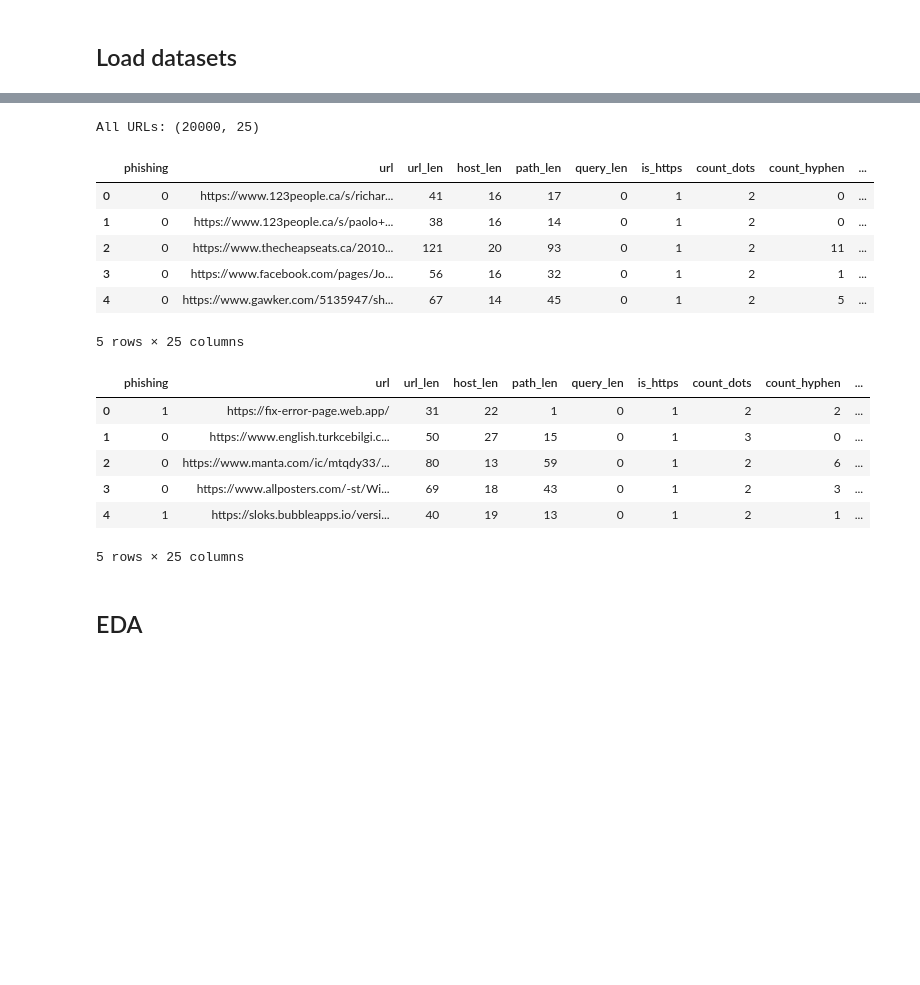
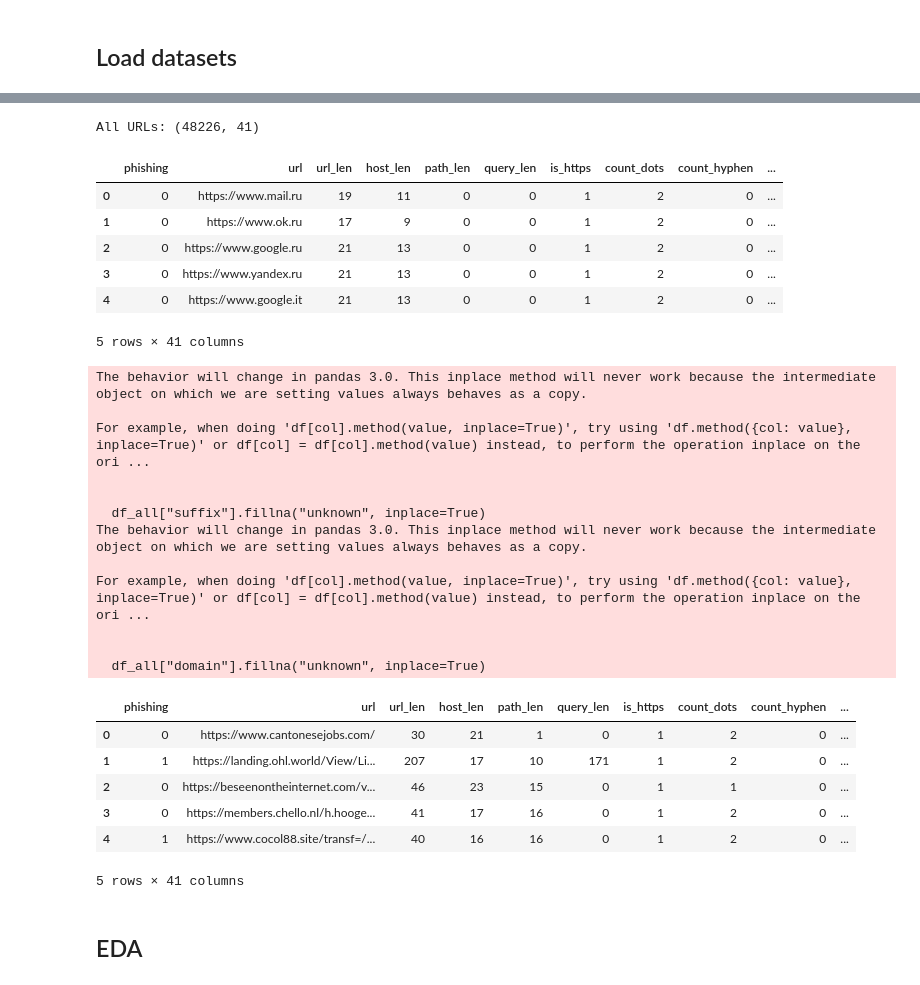
Before and after one commit to TomasBrcek/PhishingChecker, a Jupyter notebook: model/phishing_detection.ipynb, the cells around one changed output, grey strips where cells are left out. Cells and saved outputs as stored; diff of their text form; code cells hidden in the pictures; blank space fills up the shorter version.

```diff
--- a/model/phishing_detection.ipynb
+++ b/model/phishing_detection.ipynb
@@ -32,7 +33,7 @@ from utils.utils import add_missing_flags
 # %% [markdown]
 ## Load datasets
 # %%
-df_legitimate = pd.read_csv("../dataset/df_benign.csv")
+df_legitimate = pd.read_csv("../dataset/df_legitimate.csv")
 print("Legitimate URLs:", df_legitimate.shape)
 df_legitimate.head()
 # %% [output]
@@ -62,31 +63,45 @@ df_all = pd.concat([df_legitimate, df_phishing], ignore_index=True)
 print("All URLs:", df_all.shape)
 df_all.head()
 # %% [output]
-All URLs: (20000, 25)
+All URLs: (48226, 41)
 |  | phishing | url | url_len | host_len | path_len | query_len | is_https | count_dots | count_hyphen | ... |
-| 0 | 0 | https://www.123people.ca/s/richar... | 41 | 16 | 17 | 0 | 1 | 2 | 0 | ... |
-| 1 | 0 | https://www.123people.ca/s/paolo+... | 38 | 16 | 14 | 0 | 1 | 2 | 0 | ... |
-| 2 | 0 | https://www.thecheapseats.ca/2010... | 121 | 20 | 93 | 0 | 1 | 2 | 11 | ... |
-| 3 | 0 | https://www.facebook.com/pages/Jo... | 56 | 16 | 32 | 0 | 1 | 2 | 1 | ... |
-| 4 | 0 | https://www.gawker.com/5135947/sh... | 67 | 14 | 45 | 0 | 1 | 2 | 5 | ... |
+| 0 | 0 | https://www.mail.ru | 19 | 11 | 0 | 0 | 1 | 2 | 0 | ... |
+| 1 | 0 | https://www.ok.ru | 17 | 9 | 0 | 0 | 1 | 2 | 0 | ... |
+| 2 | 0 | https://www.google.ru | 21 | 13 | 0 | 0 | 1 | 2 | 0 | ... |
+| 3 | 0 | https://www.yandex.ru | 21 | 13 | 0 | 0 | 1 | 2 | 0 | ... |
+| 4 | 0 | https://www.google.it | 21 | 13 | 0 | 0 | 1 | 2 | 0 | ... |
-5 rows × 25 columns
+5 rows × 41 columns
 # %%
 df_all = df_all.sample(frac=1, random_state=42).reset_index(drop=True)
 df_all.replace(-1, pd.NA, inplace=True)
+df_all["suffix"].fillna("unknown", inplace=True)
+df_all["domain"].fillna("unknown", inplace=True)
 
 df_all["domain_age"] = pd.to_numeric(df_all["domain_age"], errors='coerce').astype("Int64")
 df_all["days_to_expire"] = pd.to_numeric(df_all["days_to_expire"], errors='coerce').astype("Int64")
 df_all["registration_length"] = pd.to_numeric(df_all["registration_length"], errors='coerce').astype("Int64")
 
 df_all.head()
 # %% [output]
+The behavior will change in pandas 3.0. This inplace method will never work because the intermediate object on which we are setting values always behaves as a copy.
+
+For example, when doing 'df[col].method(value, inplace=True)', try using 'df.method({col: value}, inplace=True)' or df[col] = df[col].method(value) instead, to perform the operation inplace on the ori ...
+
+
+  df_all["suffix"].fillna("unknown", inplace=True)
+The behavior will change in pandas 3.0. This inplace method will never work because the intermediate object on which we are setting values always behaves as a copy.
+
+For example, when doing 'df[col].method(value, inplace=True)', try using 'df.method({col: value}, inplace=True)' or df[col] = df[col].method(value) instead, to perform the operation inplace on the ori ...
+
+
+  df_all["domain"].fillna("unknown", inplace=True)
 |  | phishing | url | url_len | host_len | path_len | query_len | is_https | count_dots | count_hyphen | ... |
-| 0 | 1 | https://fix-error-page.web.app/ | 31 | 22 | 1 | 0 | 1 | 2 | 2 | ... |
-| 1 | 0 | https://www.english.turkcebilgi.c... | 50 | 27 | 15 | 0 | 1 | 3 | 0 | ... |
-| 2 | 0 | https://www.manta.com/ic/mtqdy33/... | 80 | 13 | 59 | 0 | 1 | 2 | 6 | ... |
-| 3 | 0 | https://www.allposters.com/-st/Wi... | 69 | 18 | 43 | 0 | 1 | 2 | 3 | ... |
-| 4 | 1 | https://sloks.bubbleapps.io/versi... | 40 | 19 | 13 | 0 | 1 | 2 | 1 | ... |
+| 0 | 0 | https://www.cantonesejobs.com/ | 30 | 21 | 1 | 0 | 1 | 2 | 0 | ... |
+| 1 | 1 | https://landing.ohl.world/View/Li... | 207 | 17 | 10 | 171 | 1 | 2 | 0 | ... |
+| 2 | 0 | https://beseenontheinternet.com/v... | 46 | 23 | 15 | 0 | 1 | 1 | 0 | ... |
+| 3 | 0 | https://members.chello.nl/h.hooge... | 41 | 17 | 16 | 0 | 1 | 2 | 0 | ... |
+| 4 | 1 | https://www.cocol88.site/transf=/... | 40 | 16 | 16 | 0 | 1 | 2 | 0 | ... |
-5 rows × 25 columns
+5 rows × 41 columns
 # %% [markdown]
 ## EDA
 # %%
```
Also changed, not shown: parts of 37 cells of this notebook, 14 other files.
